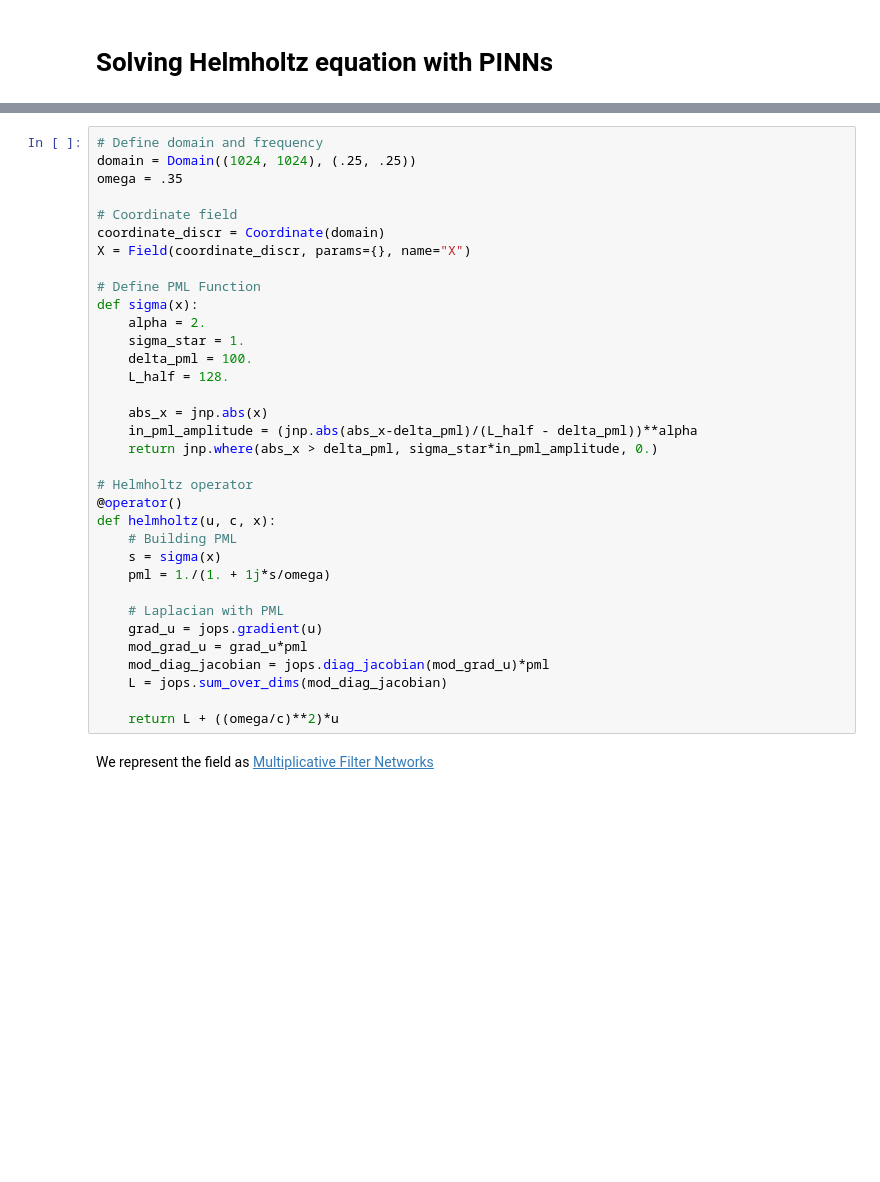
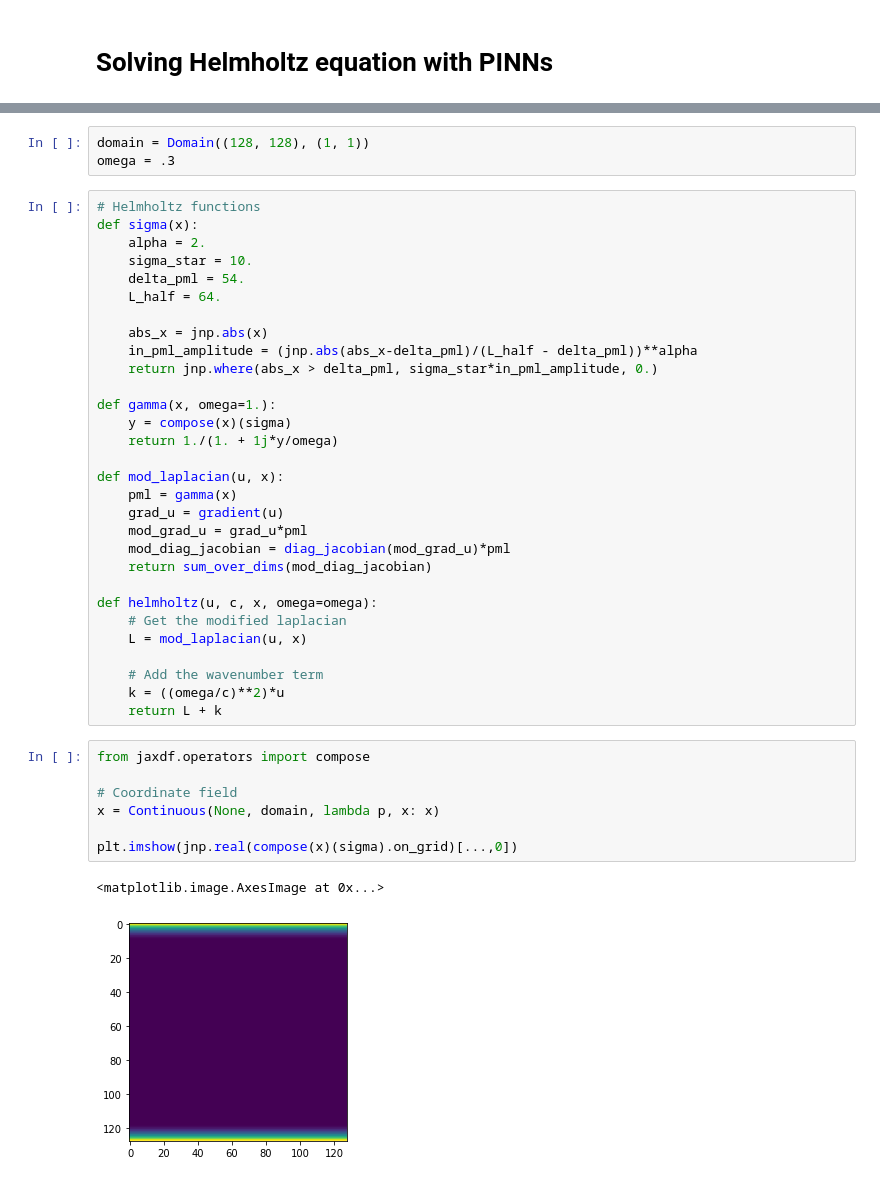
Before and after one commit to ucl-bug/jaxdf, a Jupyter notebook: docs/notebooks/helmholtz_pinn.ipynb, the cells around one changed output, grey strips where cells are left out. Drawn from its saved outputs; the diff is of its cells as text; blank space fills up the shorter version.

Commit message:
Updated helmholtz pinn example

```diff
--- a/docs/notebooks/helmholtz_pinn.ipynb
+++ b/docs/notebooks/helmholtz_pinn.ipynb
@@ -14,39 +22,46 @@ First, define the Helmholtz operator with an absorbing PML layer around the doma
+# %%
+domain = Domain((128, 128), (1, 1))
+omega = .3
 # %%
-# Define domain and frequency
-domain = Domain((1024, 1024), (.25, .25))
-omega = .35
-
-# Coordinate field
-coordinate_discr = Coordinate(domain)
-X = Field(coordinate_discr, params={}, name="X")
-
-# Define PML Function
+# Helmholtz functions
 def sigma(x):
     alpha = 2.
-    sigma_star = 1.
-    delta_pml = 100.
-    L_half = 128.
+    sigma_star = 10.
+    delta_pml = 54.
+    L_half = 64.
 
     abs_x = jnp.abs(x)
     in_pml_amplitude = (jnp.abs(abs_x-delta_pml)/(L_half - delta_pml))**alpha
     return jnp.where(abs_x > delta_pml, sigma_star*in_pml_amplitude, 0.)
 
-# Helmholtz operator
-@operator()
-def helmholtz(u, c, x):
-    # Building PML
-    s = sigma(x)
-    pml = 1./(1. + 1j*s/omega)
+def gamma(x, omega=1.):
+    y = compose(x)(sigma)
+    return 1./(1. + 1j*y/omega)
 
-    # Laplacian with PML
-    grad_u = jops.gradient(u)
+def mod_laplacian(u, x):
+    pml = gamma(x)
+    grad_u = gradient(u)
     mod_grad_u = grad_u*pml
-    mod_diag_jacobian = jops.diag_jacobian(mod_grad_u)*pml
-    L = jops.sum_over_dims(mod_diag_jacobian)
+    mod_diag_jacobian = diag_jacobian(mod_grad_u)*pml
+    return sum_over_dims(mod_diag_jacobian)
 
-    return L + ((omega/c)**2)*u
+def helmholtz(u, c, x, omega=omega):
+    # Get the modified laplacian
+    L = mod_laplacian(u, x)
+
+    # Add the wavenumber term
+    k = ((omega/c)**2)*u
+    return L + k
-# %% [markdown]
-We represent the field as [Multiplicative Filter Networks](https://openreview.net/pdf?id=OmtmcPkkhT)
+# %%
+from jaxdf.operators import compose
+
+# Coordinate field
+x = Continuous(None, domain, lambda p, x: x)
+
+plt.imshow(jnp.real(compose(x)(sigma).on_grid)[...,0])
+# %% [output]
+<matplotlib.image.AxesImage at 0x...>
+[figure, added]
 # %%
 from jax.nn.initializers import glorot_normal, normal
 
```
Also changed, not shown: parts of 19 cells of this notebook, 2 other files.
